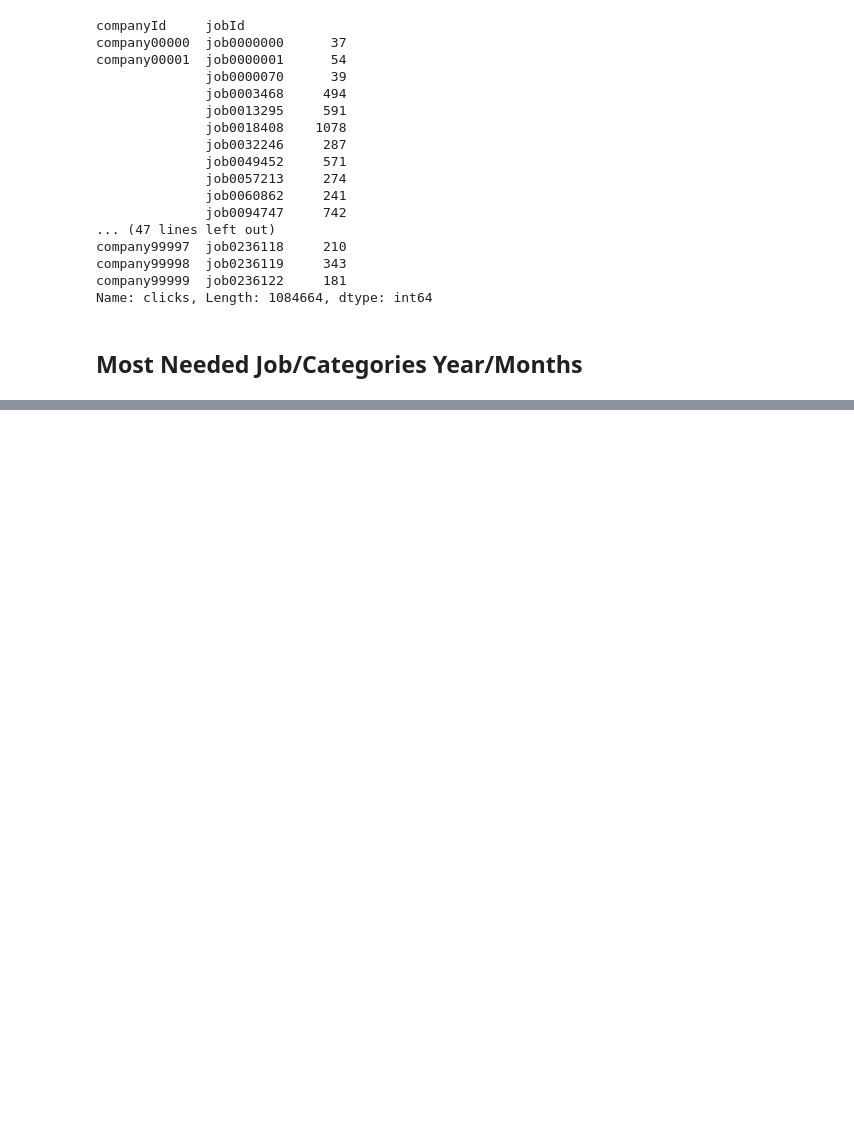
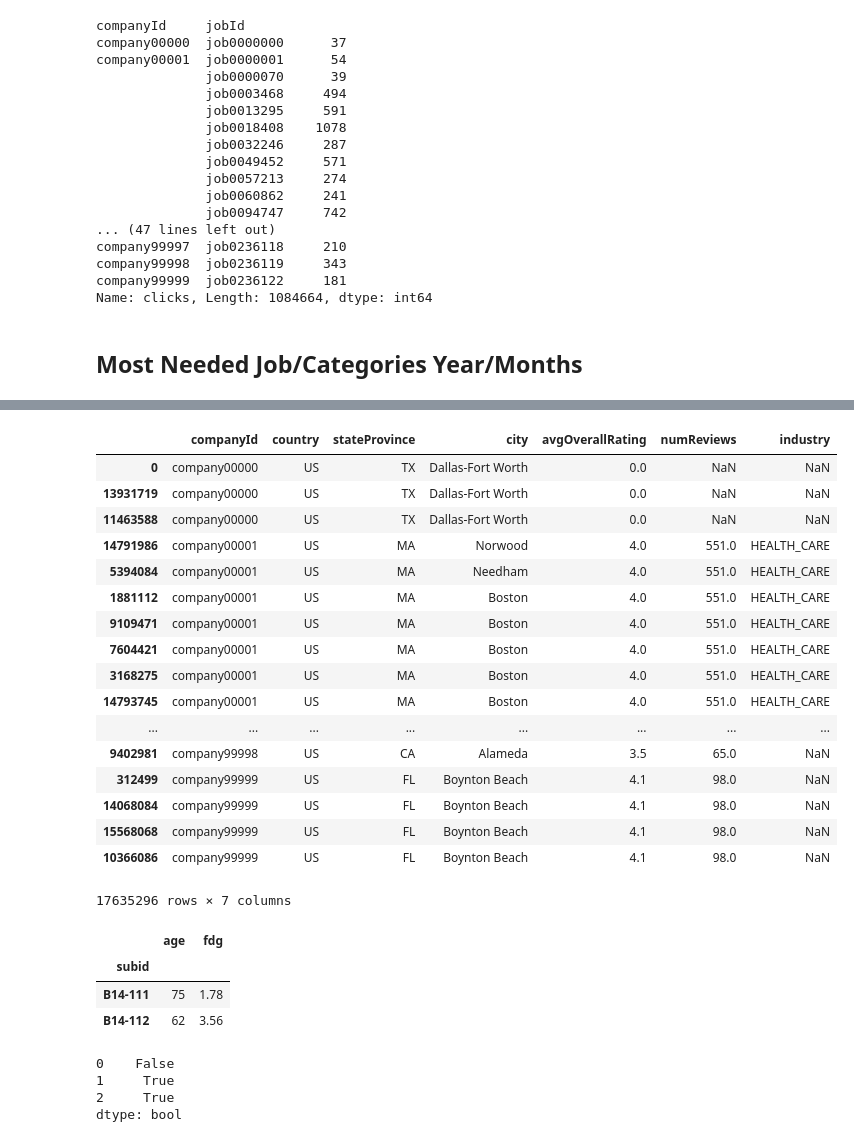
Before and after one commit to ziikki/dtfst_users, a Jupyter notebook: zkqin/data_description.ipynb, the cells around one changed output, grey strips where cells are left out. Cells and saved outputs as stored; diff of their text form; code cells hidden in the pictures; blank space fills up the shorter version.

```diff
--- a/zkqin/data_description.ipynb
+++ b/zkqin/data_description.ipynb
@@ -100,0 +183,2 @@ indeed
+# %%
+indeed_byCompany = indeed.sort_values(by='companyId')
@@ -100,0 +187,22 @@ indeed
+# %%
+indeed_byCompany[['companyId','country', 'stateProvince', 'city',
+       'avgOverallRating', 'numReviews', 'industry']]
+# %% [output]
+|  | companyId | country | stateProvince | city | avgOverallRating | numReviews | industry |
+| 0 | company00000 | US | TX | Dallas-Fort Worth | 0.0 | NaN | NaN |
+| 13931719 | company00000 | US | TX | Dallas-Fort Worth | 0.0 | NaN | NaN |
+| 11463588 | company00000 | US | TX | Dallas-Fort Worth | 0.0 | NaN | NaN |
+| 14791986 | company00001 | US | MA | Norwood | 4.0 | 551.0 | HEALTH_CARE |
+| 5394084 | company00001 | US | MA | Needham | 4.0 | 551.0 | HEALTH_CARE |
+| 1881112 | company00001 | US | MA | Boston | 4.0 | 551.0 | HEALTH_CARE |
+| 9109471 | company00001 | US | MA | Boston | 4.0 | 551.0 | HEALTH_CARE |
+| 7604421 | company00001 | US | MA | Boston | 4.0 | 551.0 | HEALTH_CARE |
+| 3168275 | company00001 | US | MA | Boston | 4.0 | 551.0 | HEALTH_CARE |
+| 14793745 | company00001 | US | MA | Boston | 4.0 | 551.0 | HEALTH_CARE |
+| ... | ... | ... | ... | ... | ... | ... | ... |
+| 9402981 | company99998 | US | CA | Alameda | 3.5 | 65.0 | NaN |
+| 312499 | company99999 | US | FL | Boynton Beach | 4.1 | 98.0 | NaN |
+| 14068084 | company99999 | US | FL | Boynton Beach | 4.1 | 98.0 | NaN |
+| 15568068 | company99999 | US | FL | Boynton Beach | 4.1 | 98.0 | NaN |
+| 10366086 | company99999 | US | FL | Boynton Beach | 4.1 | 98.0 | NaN |
+17635296 rows × 7 columns
@@ -120,0 +231,20 @@ indeed
+# %%
+mydata = [{'subid' : 'B14-111', 'name':'b','age': 75, 'fdg':1.78},
+          {'subid' : 'B14-112', 'name':'a','age': 22, 'fdg':1.56},
+          {'subid' : 'B14-112', 'name':'a','age': 40, 'fdg':2.00},]
+df = pd.DataFrame(mydata)
+
+gg = df.groupby("subid",sort=True).agg('sum')
+gg
+# %% [output]
+|  | age | fdg |
+| subid |  |  |
+| B14-111 | 75 | 1.78 |
+| B14-112 | 62 | 3.56 |
+# %%
+df.duplicated(subset='name',keep=False)
+# %% [output]
+0    False
+1     True
+2     True
+dtype: bool
```
Also changed, not shown: parts of 17 cells of this notebook.
